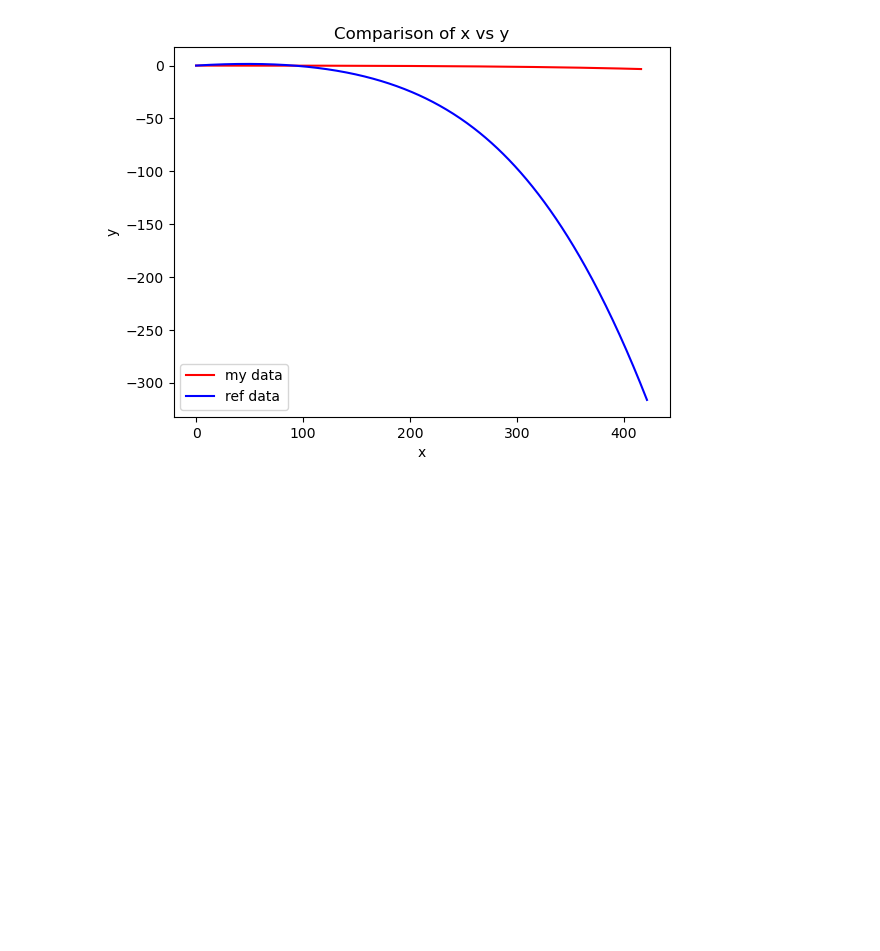
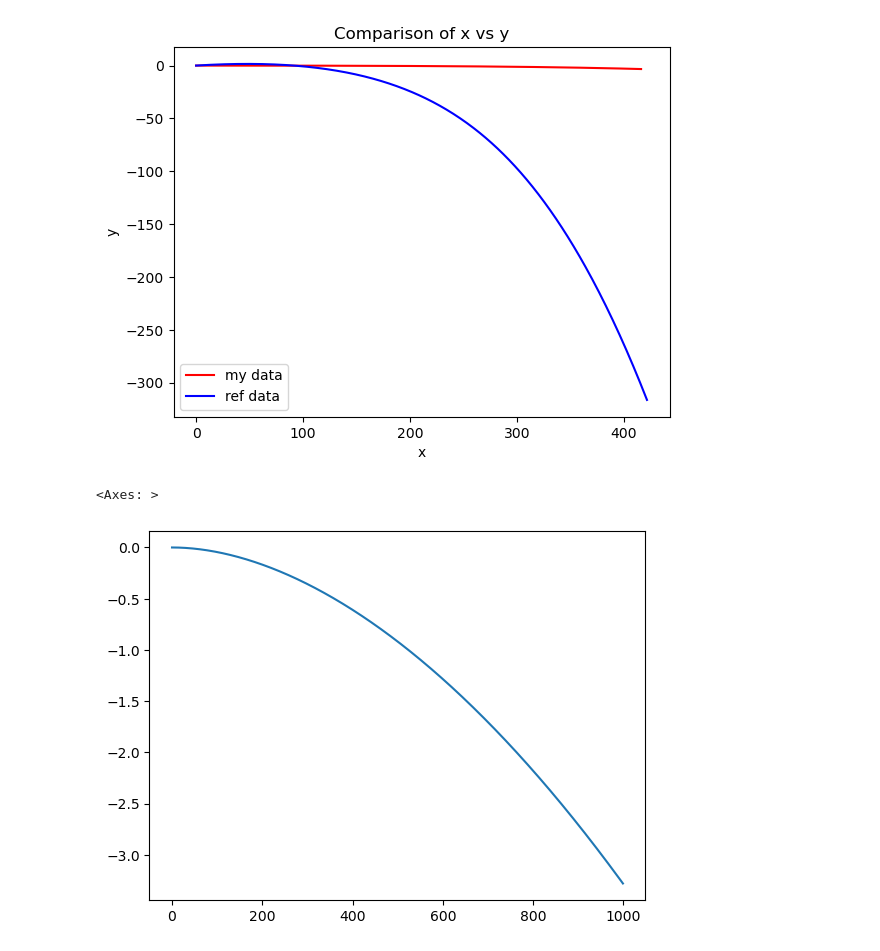
Before and after one commit to RikardMartin/ballistics, a Jupyter notebook: balcalc_2.ipynb, the cells around one changed output. Cells and saved outputs as stored; diff of their text form; code cells hidden in the pictures; blank space fills up the shorter version.

```diff
--- a/balcalc_2.ipynb
+++ b/balcalc_2.ipynb
@@ -260,3 +262,8 @@ compare_plot(data, ref_data, 't', 'v')
 compare_plot(data, ref_data, 'x', 'y')
 # %% [output]
 [figure]
+# %%
+data['y'].plot()
+# %% [output]
+<Axes: >
+[figure, added]
```
Also changed, not shown: parts of 1 cell of this notebook, 2 other files.
